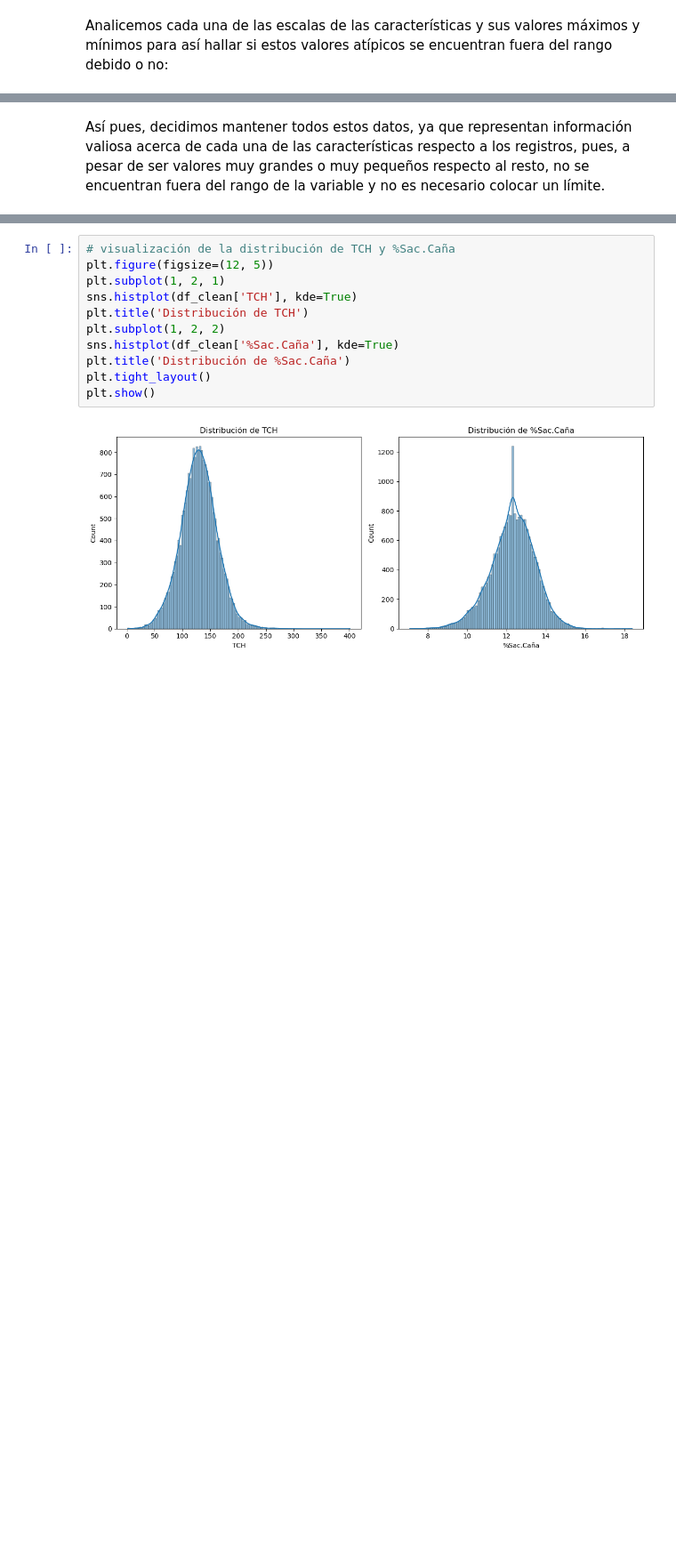
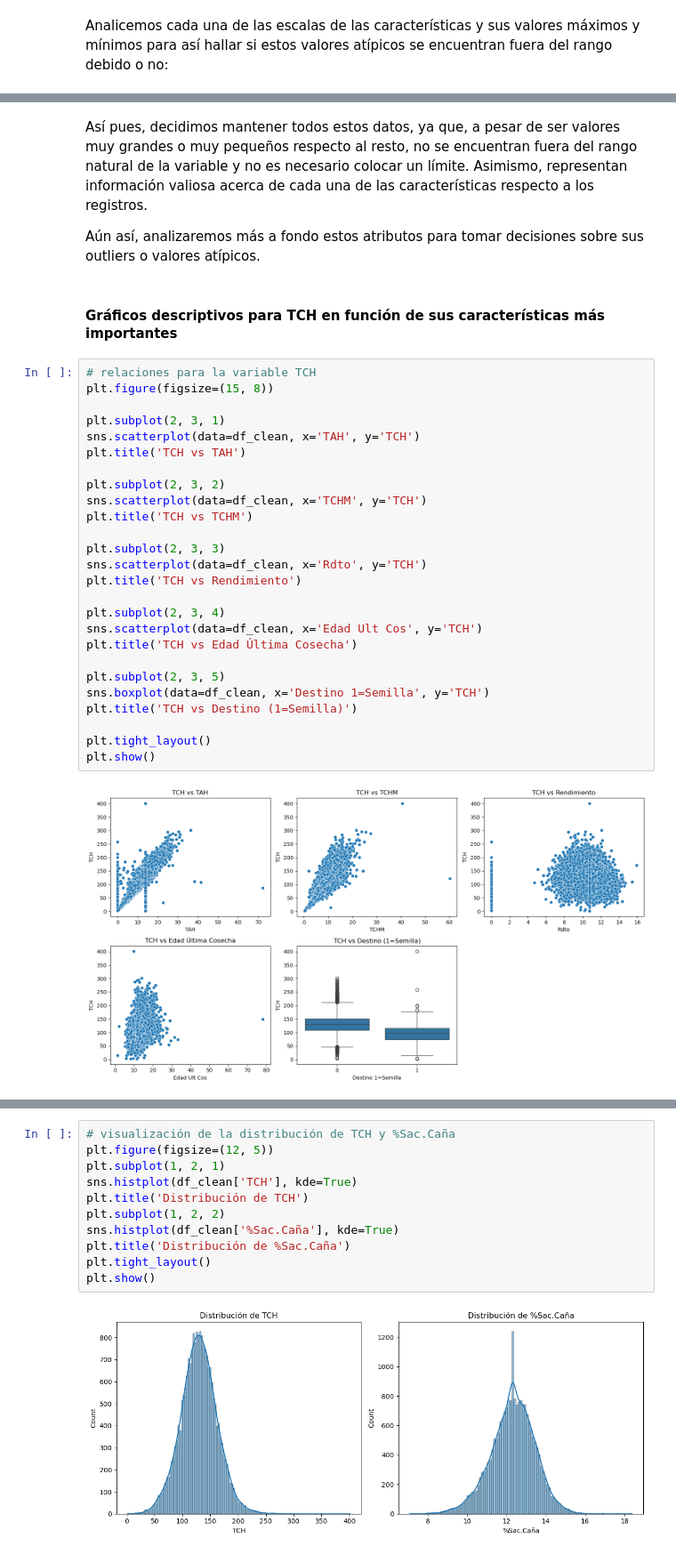
Before and after one commit to dylanbc1/sugar-mill-AI, a Jupyter notebook: sacarosa-tch.ipynb, the cells around one changed output, grey strips where cells are left out. Shown at 89% size. Cells and saved outputs as stored; diff of their text form; blank space fills up the shorter version.

Commit message:
feat: Add last plots and interpretations. EDA finished

```diff
--- a/sacarosa-tch.ipynb
+++ b/sacarosa-tch.ipynb
@@ -540,2 +570,34 @@ Analicemos cada una de las escalas de las características y sus valores máximo
 # %% [markdown]
-Así pues, decidimos mantener todos estos datos, ya que representan información valiosa acerca de cada una de las características respecto a los registros, pues, a pesar de ser valores muy grandes o muy pequeños respecto al resto, no se encuentran fuera del rango de la variable y no es necesario colocar un límite.
+Así pues, decidimos mantener todos estos datos, ya que, a pesar de ser valores muy grandes o muy pequeños respecto al resto, no se encuentran fuera del rango natural de la variable y no es necesario colocar un límite. Asimismo, representan información valiosa acerca de cada una de las características respecto a los registros.
+
+Aún así, analizaremos más a fondo estos atributos para tomar decisiones sobre sus outliers o valores atípicos.
+# %% [markdown]
+#### **Gráficos descriptivos para TCH en función de sus características más importantes**
+# %%
+# relaciones para la variable TCH
+plt.figure(figsize=(15, 8))
+
+plt.subplot(2, 3, 1)
+sns.scatterplot(data=df_clean, x='TAH', y='TCH')
+plt.title('TCH vs TAH')
+
+plt.subplot(2, 3, 2)
+sns.scatterplot(data=df_clean, x='TCHM', y='TCH')
+plt.title('TCH vs TCHM')
+
+plt.subplot(2, 3, 3)
+sns.scatterplot(data=df_clean, x='Rdto', y='TCH')
+plt.title('TCH vs Rendimiento')
+
+plt.subplot(2, 3, 4)
+sns.scatterplot(data=df_clean, x='Edad Ult Cos', y='TCH')
+plt.title('TCH vs Edad Última Cosecha')
+
+plt.subplot(2, 3, 5)
+sns.boxplot(data=df_clean, x='Destino 1=Semilla', y='TCH')
+plt.title('TCH vs Destino (1=Semilla)')
+
+plt.tight_layout()
+plt.show()
+# %% [output]
+[figure, added]
```
Also changed, not shown: parts of 24 cells of this notebook.
